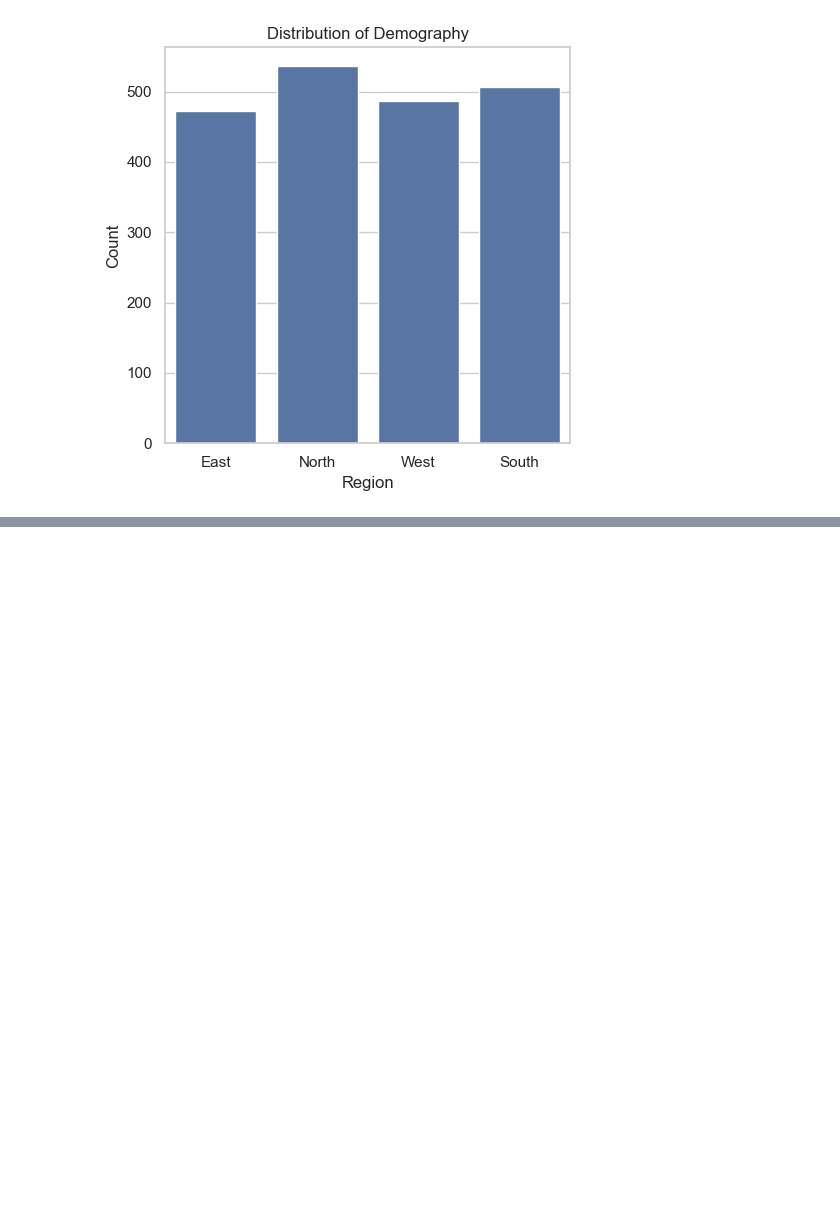
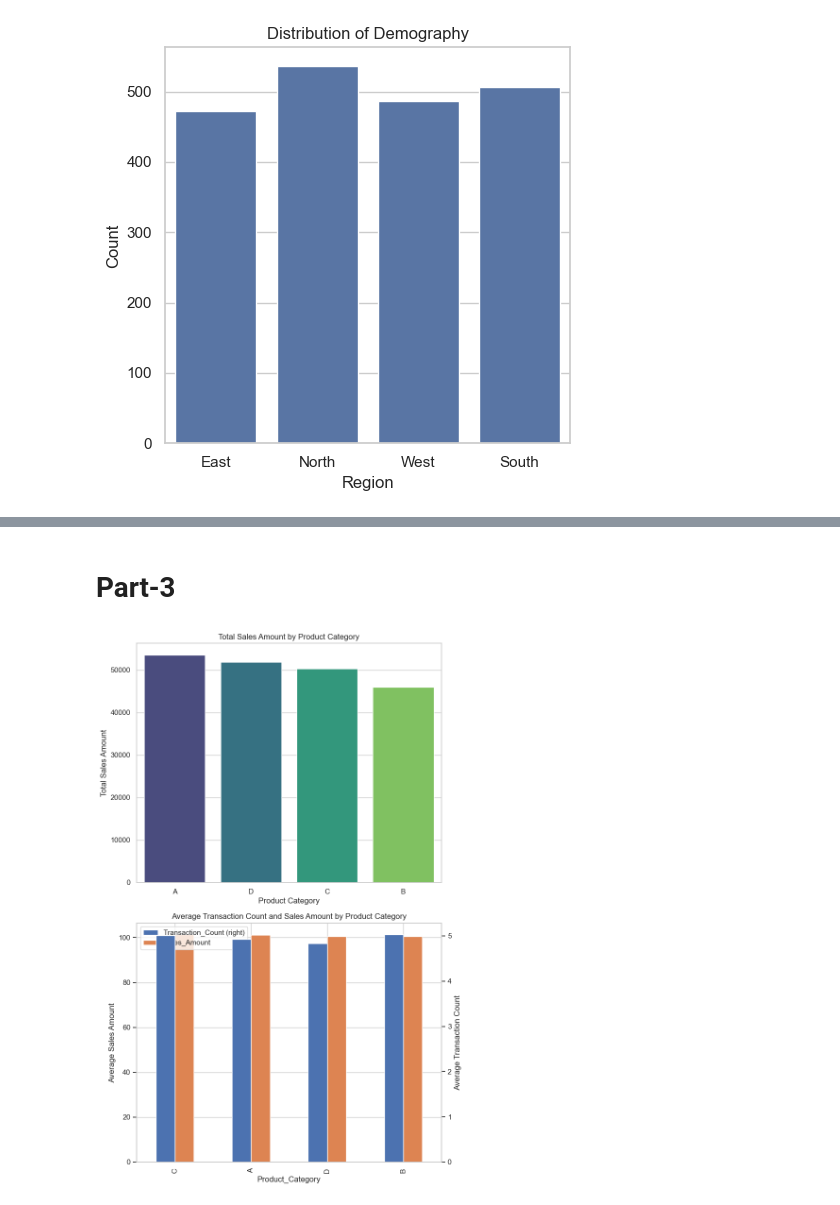
Before and after one commit to saiful-aromax/Navan, a Jupyter notebook: ca_march/CA.ipynb, the cells around one changed output, grey strips where cells are left out. Cells and saved outputs as stored; diff of their text form; code cells hidden in the pictures; blank space fills up the shorter version.

```diff
--- a/ca_march/CA.ipynb
+++ b/ca_march/CA.ipynb
@@ -196,0 +251,34 @@ plt.show()
+# %% [markdown]
+# Part-3
+# %%
+import matplotlib.pyplot as plt
+import seaborn as sns
+
+# Summary of sales amount by product category
+sales_summary = data.groupby('Product_Category')['Sales_Amount'].sum().sort_values(ascending=False)
+
+# Average transaction count and sales amount per product category
+avg_metrics = data.groupby('Product_Category').agg({
+    'Transaction_Count': 'mean',
+    'Sales_Amount': 'mean'
+}).sort_values(by='Sales_Amount', ascending=False)
+
+# Plotting
+fig, ax = plt.subplots(2, 1, figsize=(8, 12))
+
+# Sales Summary by Product Category
+sns.barplot(x=sales_summary.index, y=sales_summary.values, ax=ax[0], palette="viridis", hue=sales_summary.index, legend=False)
+ax[0].set_title('Total Sales Amount by Product Category')
+ax[0].set_xlabel('Product Category')
+ax[0].set_ylabel('Total Sales Amount')
+
+# Average Transaction Count and Sales Amount by Product Category
+avg_metrics.plot(kind='bar', ax=ax[1], secondary_y='Transaction_Count', mark_right=True)
+ax[1].set_title('Average Transaction Count and Sales Amount by Product Category')
+ax[1].set_ylabel('Average Sales Amount')
+ax[1].right_ax.set_ylabel('Average Transaction Count')
+
+plt.tight_layout()
+plt.show()
+# %% [output]
+[figure, added]
```
Also changed, not shown: parts of 15 cells of this notebook.
